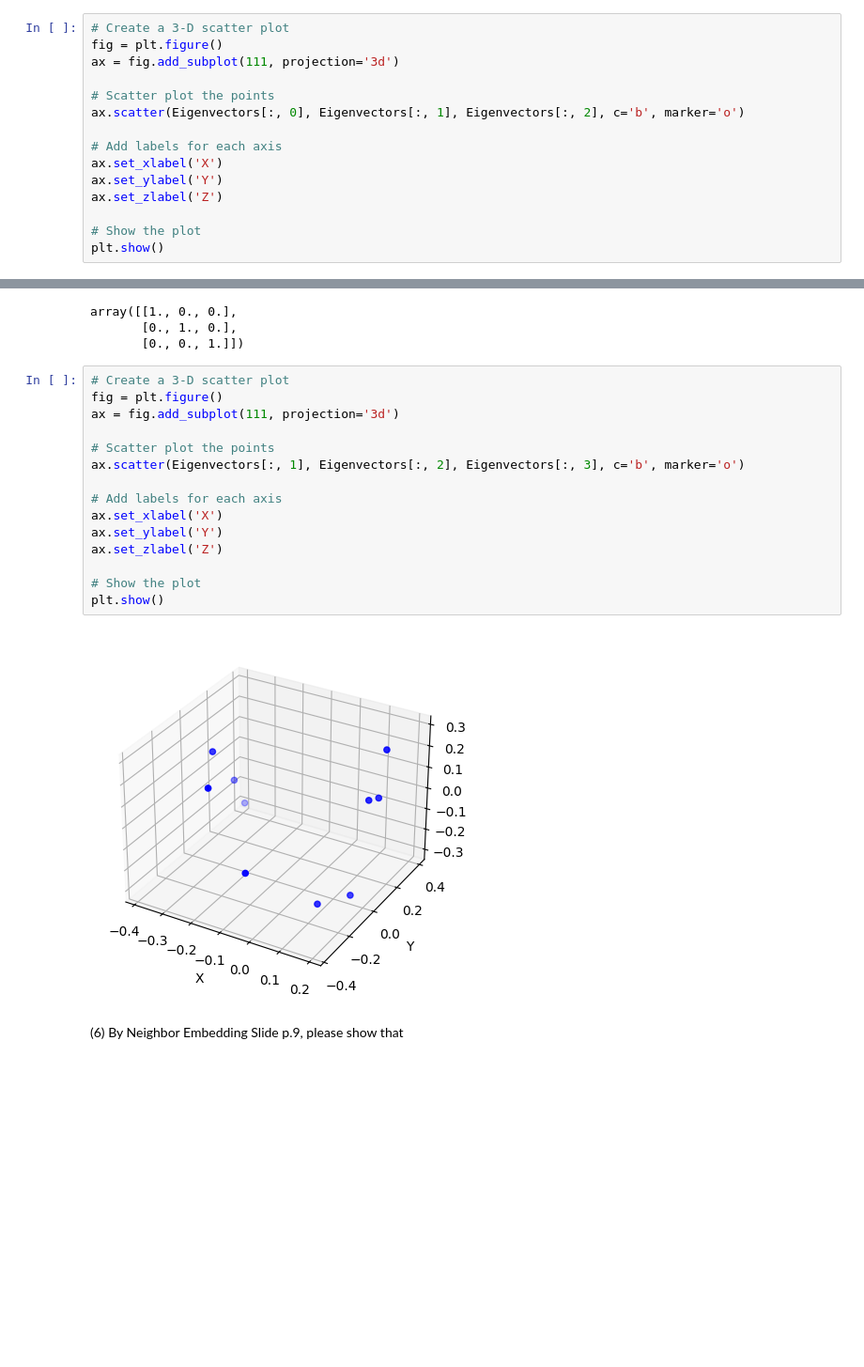
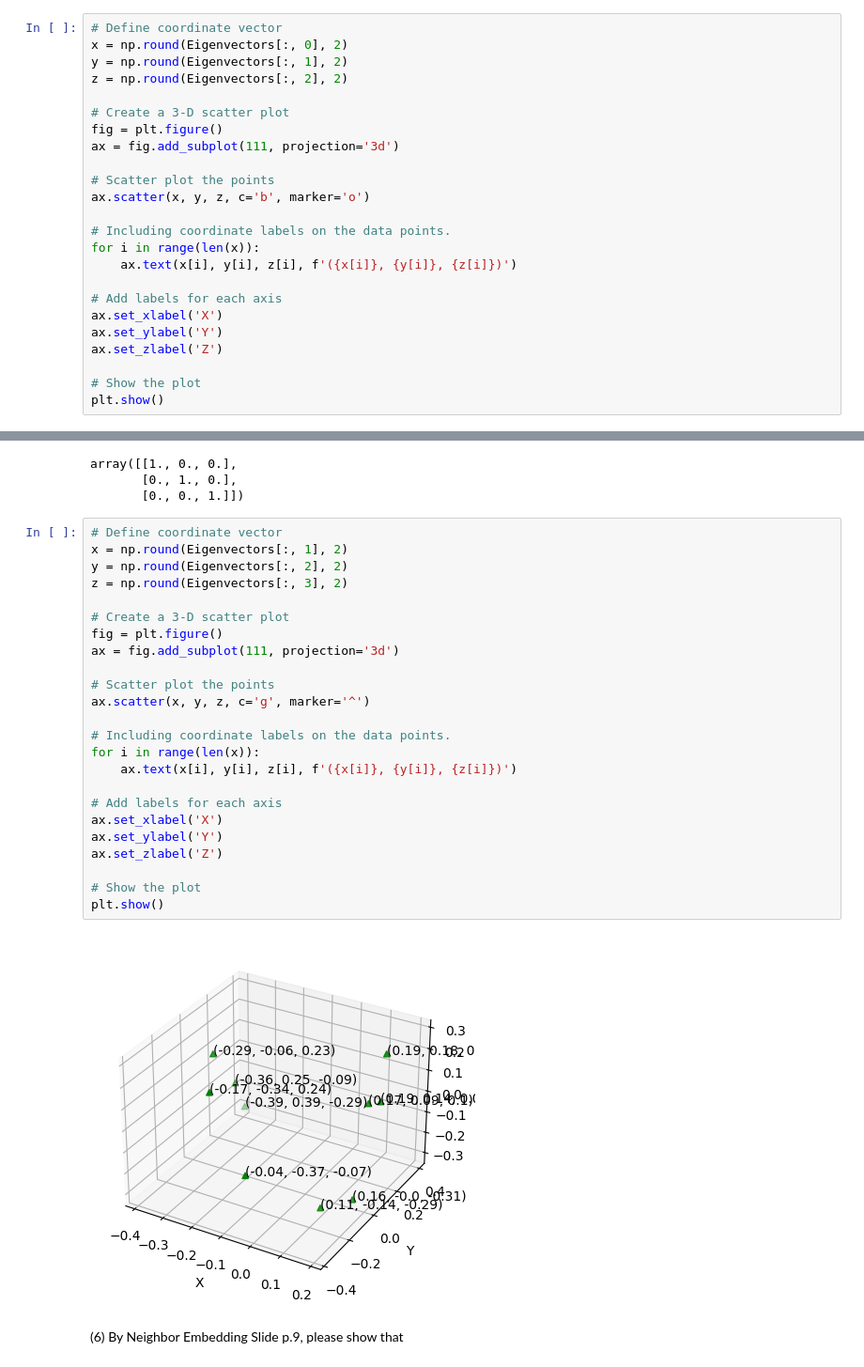
Before and after one commit to R12942159/NTU_ML, a Jupyter notebook: Solve Laplacian Eigenmaps.ipynb, the cells around one changed output, grey strips where cells are left out. Shown at 94% size. Saved outputs shown, nothing was run; the diff lists cells and outputs as text; blank space fills up the shorter version.

```diff
--- a/Solve Laplacian Eigenmaps.ipynb
+++ b/Solve Laplacian Eigenmaps.ipynb
@@ -120,12 +125,21 @@ df
 # %% [markdown]
 #### 3-D scatter plot in the reduced points (z1, z2, ..., z10)
 # %%
+# Define coordinate vector
+x = np.round(Eigenvectors[:, 0], 2)
+y = np.round(Eigenvectors[:, 1], 2)
+z = np.round(Eigenvectors[:, 2], 2)
+
 # Create a 3-D scatter plot
 fig = plt.figure()
 ax = fig.add_subplot(111, projection='3d')
 
 # Scatter plot the points
-ax.scatter(Eigenvectors[:, 0], Eigenvectors[:, 1], Eigenvectors[:, 2], c='b', marker='o')
+ax.scatter(x, y, z, c='b', marker='o')
+
+# Including coordinate labels on the data points.
+for i in range(len(x)):
+    ax.text(x[i], y[i], z[i], f'({x[i]}, {y[i]}, {z[i]})')
 
 # Add labels for each axis
 ax.set_xlabel('X')
@@ -153,21 +167,30 @@ array([[1., 0., 0.],
        [0., 1., 0.],
        [0., 0., 1.]])
 # %%
+# Define coordinate vector
+x = np.round(Eigenvectors[:, 1], 2)
+y = np.round(Eigenvectors[:, 2], 2)
+z = np.round(Eigenvectors[:, 3], 2)
+
 # Create a 3-D scatter plot
 fig = plt.figure()
 ax = fig.add_subplot(111, projection='3d')
 
 # Scatter plot the points
-ax.scatter(Eigenvectors[:, 1], Eigenvectors[:, 2], Eigenvectors[:, 3], c='b', marker='o')
+ax.scatter(x, y, z, c='g', marker='^')
+
+# Including coordinate labels on the data points.
+for i in range(len(x)):
+    ax.text(x[i], y[i], z[i], f'({x[i]}, {y[i]}, {z[i]})')
 
 # Add labels for each axis
 ax.set_xlabel('X')
 ax.set_ylabel('Y')
 ax.set_zlabel('Z')
 
 # Show the plot
 plt.show()
 # %% [output]
-[figure, old version]
+[figure, new version]
 # %% [markdown]
 (6) By Neighbor Embedding Slide p.9, please show that
```
Also changed, not shown: parts of 13 cells of this notebook.
